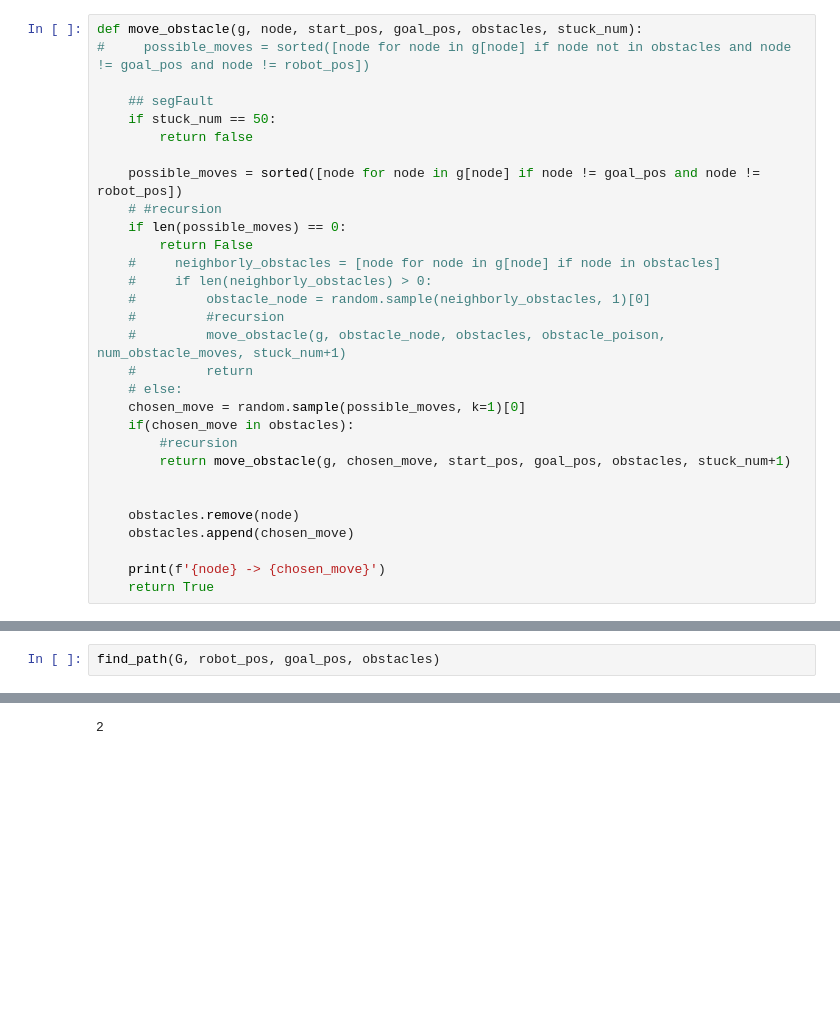
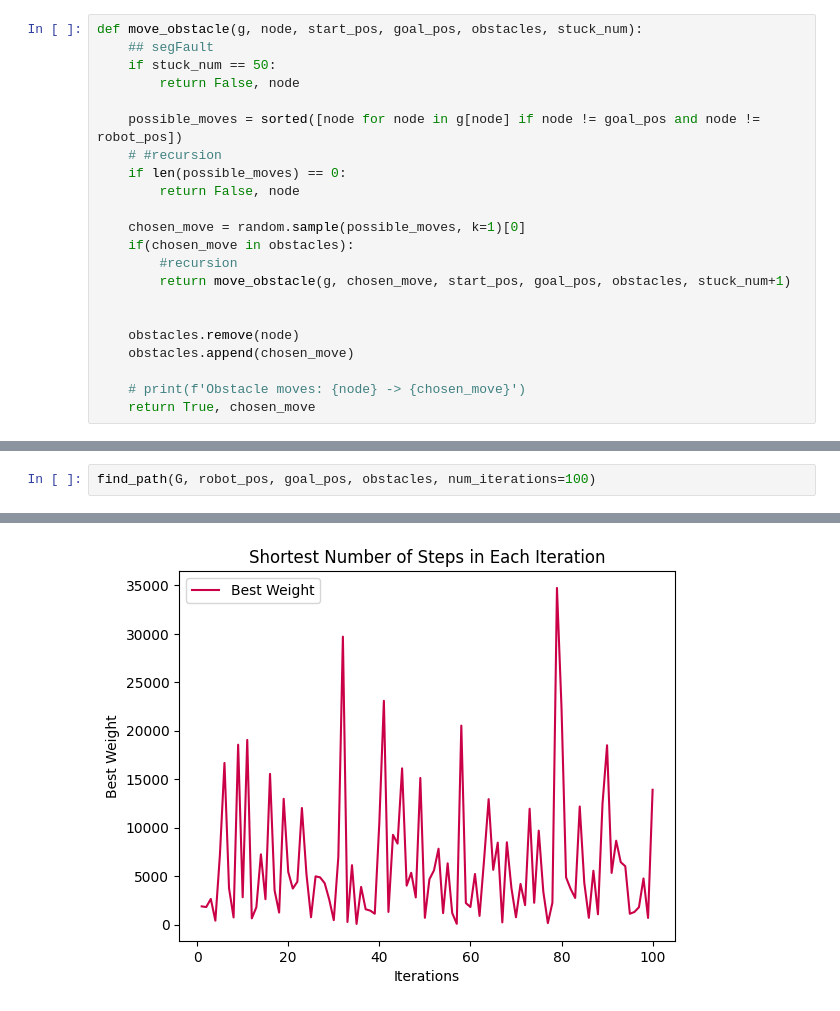
Before and after one commit to MATIJA741/MinimumGraphMotionPlanning, a Jupyter notebook: Brute-force.ipynb, the cells around one changed output, grey strips where cells are left out. Saved outputs shown, nothing was run; the diff lists cells and outputs as text; blank space fills up the shorter version.

```diff
--- a/Brute-force.ipynb
+++ b/Brute-force.ipynb
@@ -48,22 +31,14 @@ def check_goal(node):
 # %%
 def move_obstacle(g, node, start_pos, goal_pos, obstacles, stuck_num):
-#     possible_moves = sorted([node for node in g[node] if node not in obstacles and node != goal_pos and node != robot_pos])
-
     ## segFault
     if stuck_num == 50:
-        return false
+        return False, node
 
     possible_moves = sorted([node for node in g[node] if node != goal_pos and node != robot_pos])
     # #recursion
     if len(possible_moves) == 0:
-        return False
-    #     neighborly_obstacles = [node for node in g[node] if node in obstacles]
-    #     if len(neighborly_obstacles) > 0:
-    #         obstacle_node = random.sample(neighborly_obstacles, 1)[0]
-    #         #recursion
-    #         move_obstacle(g, obstacle_node, obstacles, obstacle_poison, num_obstacle_moves, stuck_num+1)
-    #         return
-    # else:
+        return False, node
+
     chosen_move = random.sample(possible_moves, k=1)[0]
     if(chosen_move in obstacles):
         #recursion
@@ -73,8 +48,8 @@ def move_obstacle(g, node, start_pos, goal_pos, obstacles, stuck_num):
     obstacles.remove(node)
     obstacles.append(chosen_move)
 
-    print(f'{node} -> {chosen_move}')
-    return True
+    # print(f'Obstacle moves: {node} -> {chosen_move}')
+    return True, chosen_move
 # %%
 def move_robot(g, u, obstacles):
     neighbors = [node for node in g[u] if node not in obstacles]
@@ -110,3 +120,3 @@ def find_path(g, start_pos, goal_pos, obstacles):
 # %%
-find_path(G, robot_pos, goal_pos, obstacles)
+find_path(G, robot_pos, goal_pos, obstacles, num_iterations=100)
 # %% [output]
@@ -115 +140 @@ Goal!
-2
+[figure, added]
```
Also changed, not shown: parts of 6 cells of this notebook.
